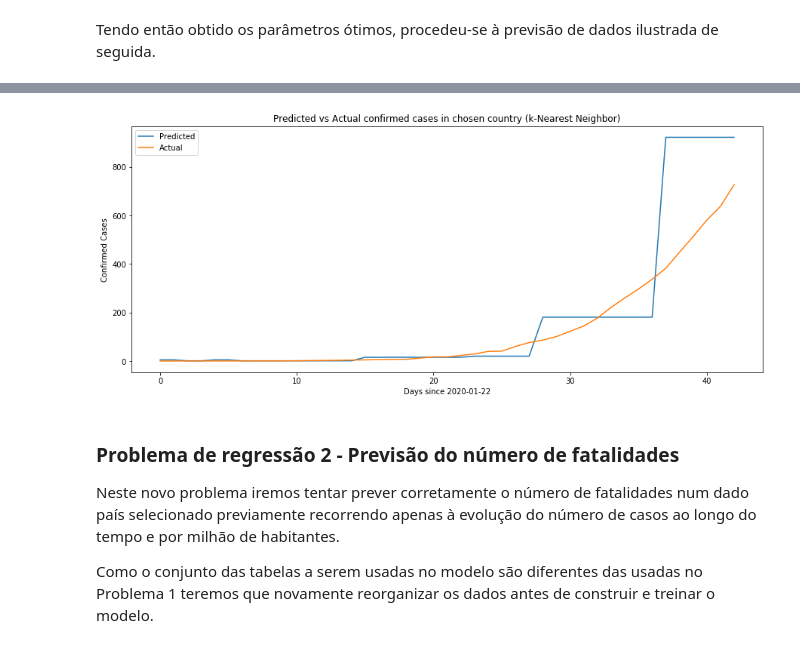
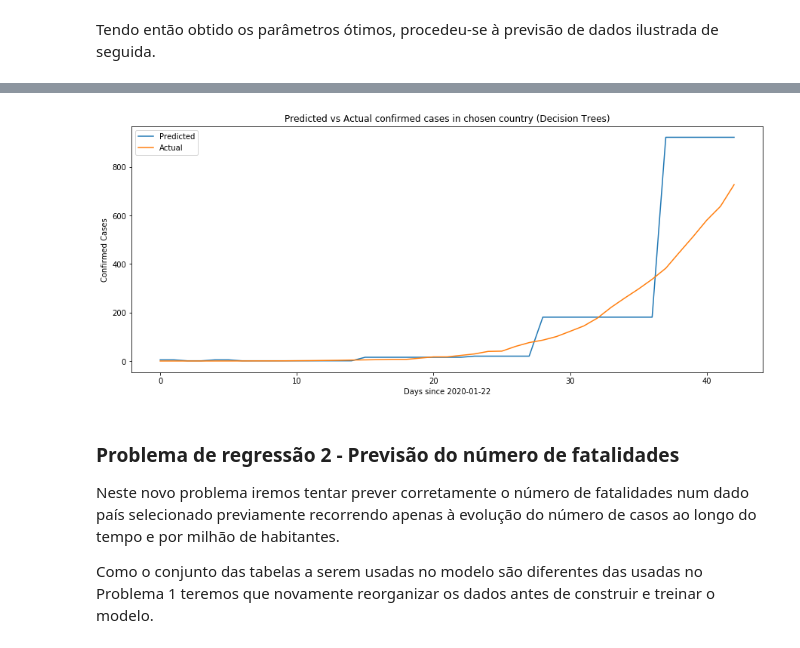
Before and after one commit to anamarisamacedo/FEUP-IART, a Jupyter notebook: TP2/notebook.ipynb, the cells around one changed output, grey strips where cells are left out. Cells and saved outputs as stored; diff of their text form; code cells hidden in the pictures.

```diff
--- a/TP2/notebook.ipynb
+++ b/TP2/notebook.ipynb
@@ -801,9 +810,9 @@ test = testing['cases_per_million']
 x_train, x_test, y_train, y_test = train_test_split(train, test, test_size=0.3, random_state=4, stratify=testing['country'])
 # %%
 %%time
-params = [{'max_features' : ['sqrt', 'log2'], 'splitter' : ['best', 'random'], 'random_state' : [1, 10, 100], 'min_samples_split' : [2],
-          'min_samples_leaf' : [1], 'min_weight_fraction_leaf' : [0.1],
-          'min_impurity_decrease' : [1]}]
+params = [{'max_features' : ['sqrt', 'log2'], 'splitter' : ['best', 'random'], 'random_state' : [1, 10, 100, 1000], 'min_samples_split' : [2, 3, 4, 5, 6, 7],
+          'min_samples_leaf' : [1, 2, 3, 4, 5], 'min_weight_fraction_leaf' : [0.1, 0.2, 0.3, 0.4],
+          'min_impurity_decrease' : [1, 2, 3, 4, 5, 6]}]
 regressor = tree.DecisionTreeRegressor()
 
 kfold = KFold(n_splits=10, random_state = 7, shuffle=True)
@@ -841,6 +851,6 @@ print("Mean Squared Error: ", error)
 fig = plt.figure(figsize=(15,6))
 sb.lineplot(x='passed_days', y='cases_per_million', label='Predicted', data=pred_country.groupby(['passed_days'], as_index=False)['cases_per_million'].sum())
 ax = sb.lineplot(x='passed_days', y='cases_per_million', label='Actual', data=solution.groupby(['passed_days'], as_index=False)['cases_per_million'].sum())
-ax = ax.set(xlabel='Days since 2020-01-22', ylabel='Confirmed Cases', title='Predicted vs Actual confirmed cases in chosen country (k-Nearest Neighbor)')
+ax = ax.set(xlabel='Days since 2020-01-22', ylabel='Confirmed Cases', title='Predicted vs Actual confirmed cases in chosen country (Decision Trees)')
 # %% [output]
 Mean Squared Error:  151.77154191333872
@@ -848 +859 @@ Wall time: 321 ms
-[figure, old version]
+[figure, new version]
```
Also changed, not shown: parts of 25 cells of this notebook.
